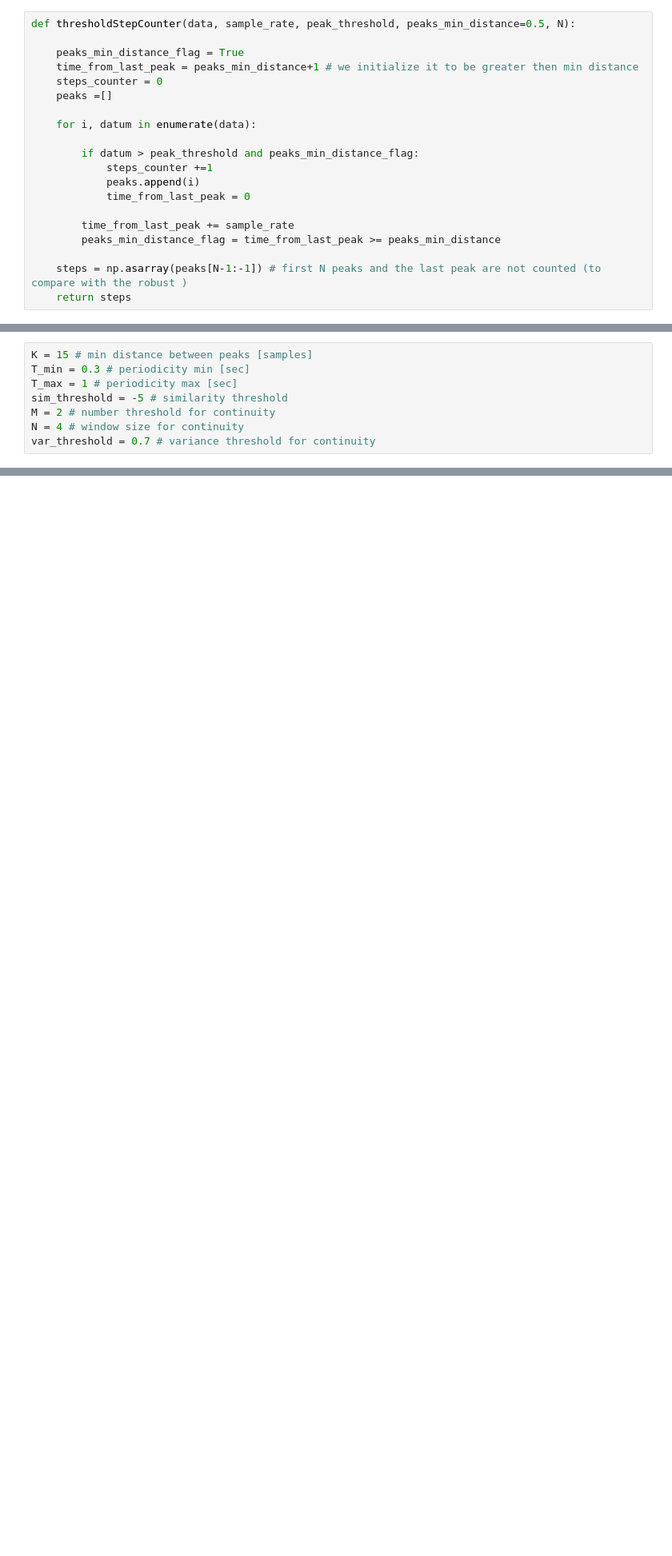
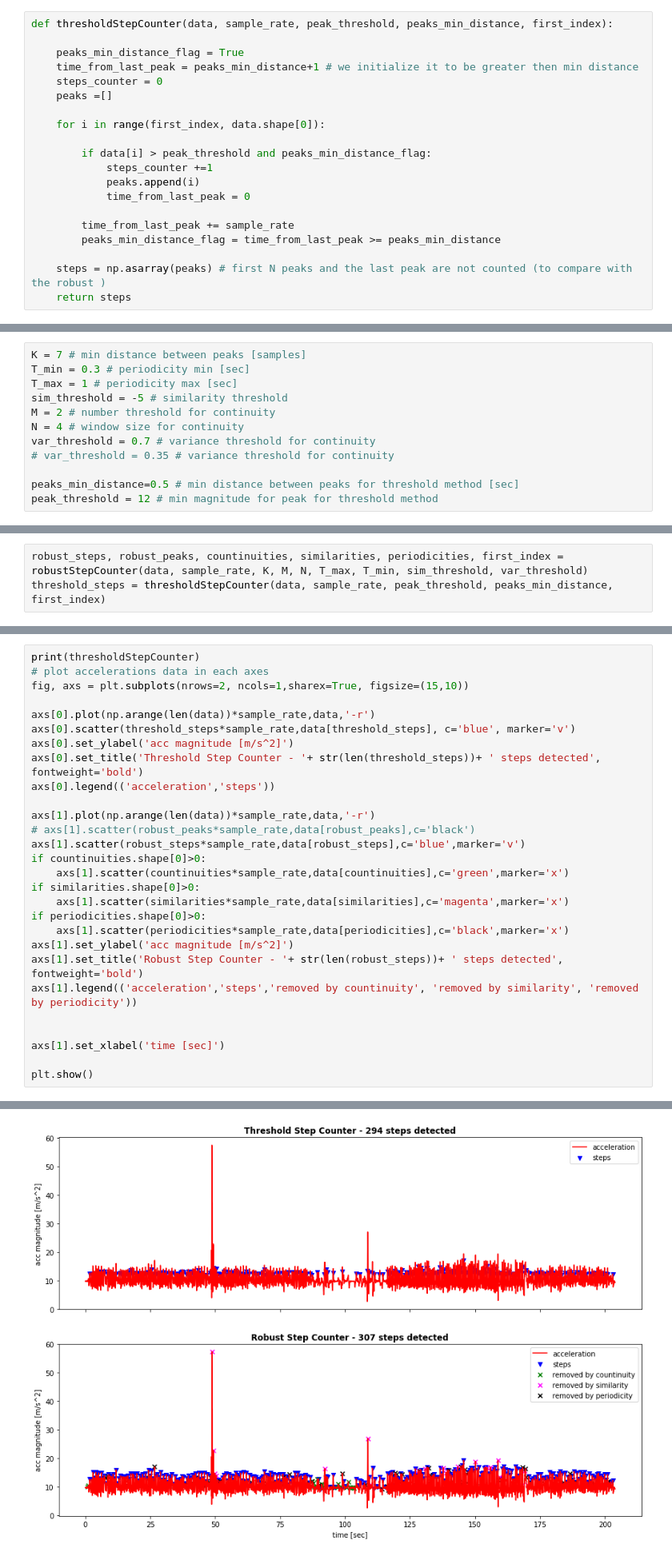
Before and after one commit to orenltr/Inertial-Navigation, a Jupyter notebook: stepsCountersAnalysis.ipynb, the cells around one changed output, grey strips where cells are left out. Shown at 80% size. Cells and saved outputs as stored; diff of their text form; blank space fills up the shorter version.

```diff
--- a/stepsCountersAnalysis.ipynb
+++ b/stepsCountersAnalysis.ipynb
@@ -46,16 +51,16 @@ plt.show()
 # %% [markdown]
 ### Methods functions
 # %%
-def thresholdStepCounter(data, sample_rate, peak_threshold, peaks_min_distance=0.5, N):
+def thresholdStepCounter(data, sample_rate, peak_threshold, peaks_min_distance, first_index):
 
     peaks_min_distance_flag = True
     time_from_last_peak = peaks_min_distance+1 # we initialize it to be greater then min distance
     steps_counter = 0
     peaks =[]
 
-    for i, datum in enumerate(data):
+    for i in range(first_index, data.shape[0]):
 
-        if datum > peak_threshold and peaks_min_distance_flag:
+        if data[i] > peak_threshold and peaks_min_distance_flag:
             steps_counter +=1
             peaks.append(i)
             time_from_last_peak = 0
@@ -63,6 +68,6 @@ def thresholdStepCounter(data, sample_rate, peak_threshold, peaks_min_distance=0
         time_from_last_peak += sample_rate
         peaks_min_distance_flag = time_from_last_peak >= peaks_min_distance
 
-    steps = np.asarray(peaks[N-1:-1]) # first N peaks and the last peak are not counted (to compare with the robust )
+    steps = np.asarray(peaks) # first N peaks and the last peak are not counted (to compare with the robust )
     return steps
 # %%
@@ -100,10 +162,14 @@ return steps, peaks
 # %% [markdown]
 Method parameters
 # %%
-K = 15 # min distance between peaks [samples]
+K = 7 # min distance between peaks [samples]
 T_min = 0.3 # periodicity min [sec]
 T_max = 1 # periodicity max [sec]
 sim_threshold = -5 # similarity threshold
 M = 2 # number threshold for continuity
 N = 4 # window size for continuity
 var_threshold = 0.7 # variance threshold for continuity
+# var_threshold = 0.35 # variance threshold for continuity
+
+peaks_min_distance=0.5 # min distance between peaks for threshold method [sec]
+peak_threshold = 12 # min magnitude for peak for threshold method
@@ -109,0 +178,3 @@ var_threshold = 0.7 # variance threshold for continuity
+# %%
+robust_steps, robust_peaks, countinuities, similarities, periodicities, first_index = robustStepCounter(data, sample_rate, K, M, N, T_max, T_min, sim_threshold, var_threshold)
+threshold_steps = thresholdStepCounter(data, sample_rate, peak_threshold, peaks_min_distance, first_index)
@@ -109,0 +183,29 @@ var_threshold = 0.7 # variance threshold for continuity
+# %%
+print(thresholdStepCounter)
+# plot accelerations data in each axes
+fig, axs = plt.subplots(nrows=2, ncols=1,sharex=True, figsize=(15,10))
+
+axs[0].plot(np.arange(len(data))*sample_rate,data,'-r')
+axs[0].scatter(threshold_steps*sample_rate,data[threshold_steps], c='blue', marker='v')
+axs[0].set_ylabel('acc magnitude [m/s^2]')
+axs[0].set_title('Threshold Step Counter - '+ str(len(threshold_steps))+ ' steps detected', fontweight='bold')
+axs[0].legend(('acceleration','steps'))
+
+axs[1].plot(np.arange(len(data))*sample_rate,data,'-r')
+# axs[1].scatter(robust_peaks*sample_rate,data[robust_peaks],c='black')
+axs[1].scatter(robust_steps*sample_rate,data[robust_steps],c='blue',marker='v')
+if countinuities.shape[0]>0:
+    axs[1].scatter(countinuities*sample_rate,data[countinuities],c='green',marker='x')
+if similarities.shape[0]>0:
+    axs[1].scatter(similarities*sample_rate,data[similarities],c='magenta',marker='x')
+if periodicities.shape[0]>0:
+    axs[1].scatter(periodicities*sample_rate,data[periodicities],c='black',marker='x')
+axs[1].set_ylabel('acc magnitude [m/s^2]')
+axs[1].set_title('Robust Step Counter - '+ str(len(robust_steps))+ ' steps detected', fontweight='bold')
+axs[1].legend(('acceleration','steps','removed by countinuity', 'removed by similarity', 'removed by periodicity'))
+
+
+axs[1].set_xlabel('time [sec]')
+
+plt.show()
+# %% [output]
@@ -109,0 +213 @@ var_threshold = 0.7 # variance threshold for continuity
+[figure, added]
```
Also changed, not shown: parts of 12 cells of this notebook, 4 other files.
